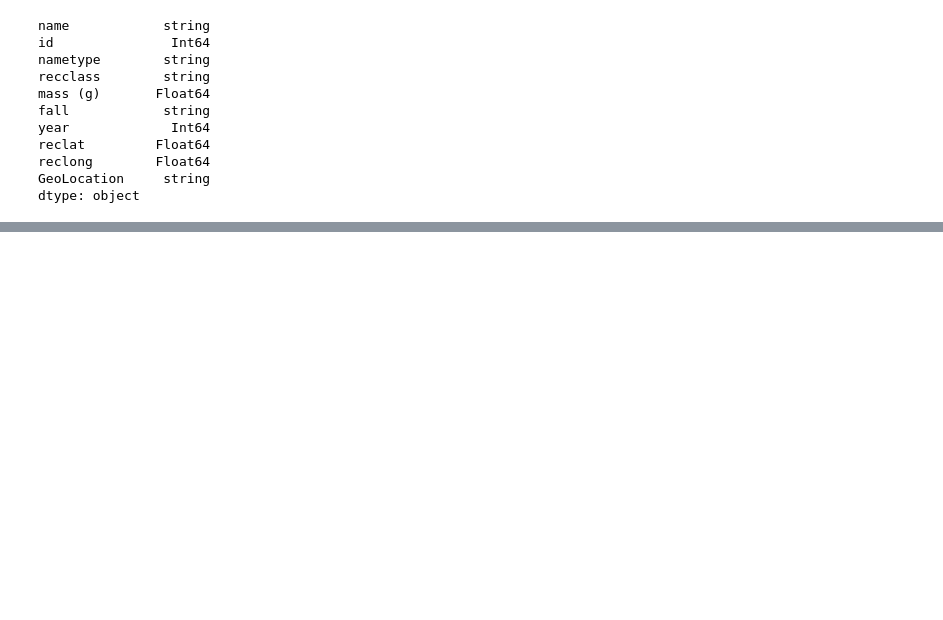
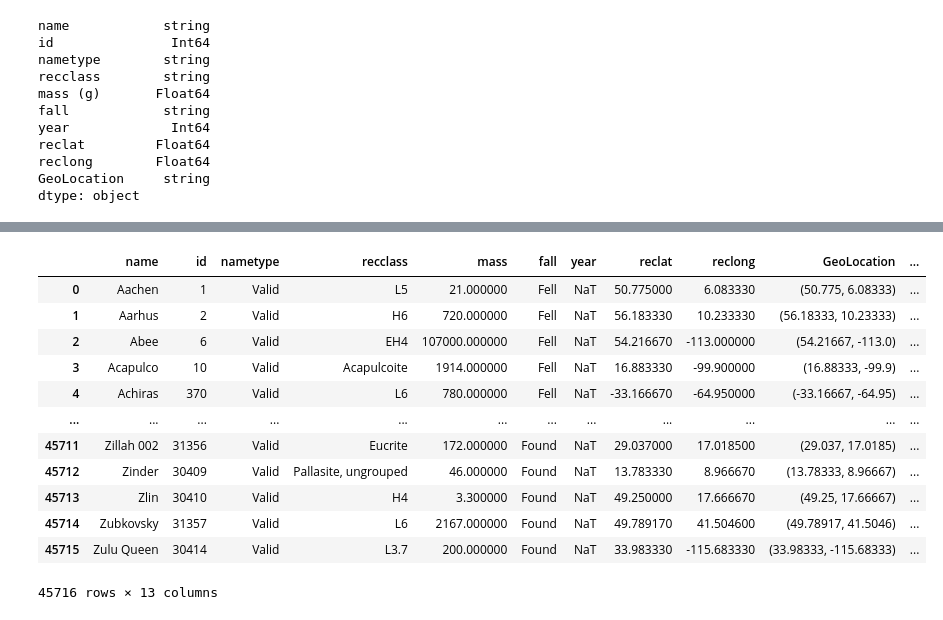
Before and after one commit to christiancamposn/Manipulacion-y-Analisis-de-Datos-con-Pandas-y-Python-, a Jupyter notebook: 10_Estructuras_de_dataframes_en_detalle.ipynb, the cells around one changed output, grey strips where cells are left out. Cells and saved outputs as stored; diff of their text form; code cells hidden in the pictures; blank space fills up the shorter version.

```diff
--- a/10_Estructuras_de_dataframes_en_detalle.ipynb
+++ b/10_Estructuras_de_dataframes_en_detalle.ipynb
@@ -181,0 +305,3 @@ dtype: object
+# %%
+#Esto no lo pude hacer
+df_meteorites['year'] = pd.to_datetime( df_meteorites['year'], errors='coerce', format = '%m/%d/%Y %H:%M:S %p')
@@ -181,0 +325,18 @@ dtype: object
+# %%
+df_meteorites.rename(columns={'mass (g)':'mass'}, inplace=True)
+# %%
+df_meteorites
+# %% [output]
+|  | name | id | nametype | recclass | mass | fall | year | reclat | reclong | GeoLocation | ... |
+| 0 | Aachen | 1 | Valid | L5 | 21.000000 | Fell | NaT | 50.775000 | 6.083330 | (50.775, 6.08333) | ... |
+| 1 | Aarhus | 2 | Valid | H6 | 720.000000 | Fell | NaT | 56.183330 | 10.233330 | (56.18333, 10.23333) | ... |
+| 2 | Abee | 6 | Valid | EH4 | 107000.000000 | Fell | NaT | 54.216670 | -113.000000 | (54.21667, -113.0) | ... |
+| 3 | Acapulco | 10 | Valid | Acapulcoite | 1914.000000 | Fell | NaT | 16.883330 | -99.900000 | (16.88333, -99.9) | ... |
+| 4 | Achiras | 370 | Valid | L6 | 780.000000 | Fell | NaT | -33.166670 | -64.950000 | (-33.16667, -64.95) | ... |
+| ... | ... | ... | ... | ... | ... | ... | ... | ... | ... | ... | ... |
+| 45711 | Zillah 002 | 31356 | Valid | Eucrite | 172.000000 | Found | NaT | 29.037000 | 17.018500 | (29.037, 17.0185) | ... |
+| 45712 | Zinder | 30409 | Valid | Pallasite, ungrouped | 46.000000 | Found | NaT | 13.783330 | 8.966670 | (13.78333, 8.96667) | ... |
+| 45713 | Zlin | 30410 | Valid | H4 | 3.300000 | Found | NaT | 49.250000 | 17.666670 | (49.25, 17.66667) | ... |
+| 45714 | Zubkovsky | 31357 | Valid | L6 | 2167.000000 | Found | NaT | 49.789170 | 41.504600 | (49.78917, 41.5046) | ... |
+| 45715 | Zulu Queen | 30414 | Valid | L3.7 | 200.000000 | Found | NaT | 33.983330 | -115.683330 | (33.98333, -115.68333) | ... |
+45716 rows × 13 columns
```
Also changed, not shown: parts of 13 cells of this notebook.
